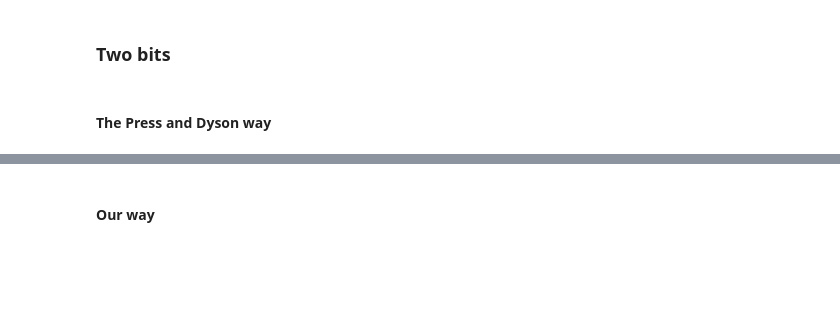
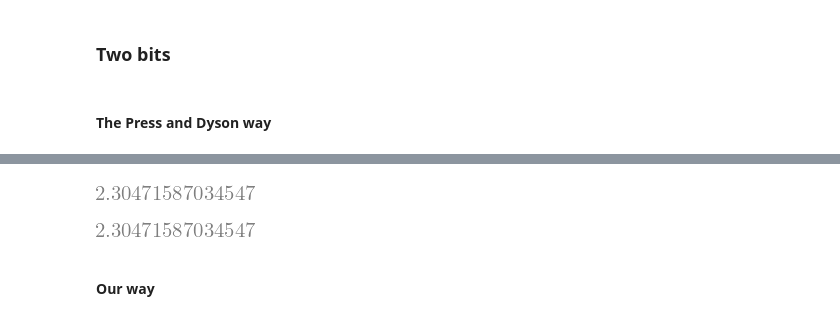
Before and after one commit to Nikoleta-v3/conditional-cooperation-with-longer-memory, a Jupyter notebook: notebooks/Sufficiency of self-reactive .ipynb, the cells around one changed output, grey strips where cells are left out. Saved outputs shown, nothing was run; the diff lists cells and outputs as text; code cells hidden in the pictures; blank space fills up the shorter version.

```diff
--- a/notebooks/Sufficiency of self-reactive .ipynb
+++ b/notebooks/Sufficiency of self-reactive .ipynb
@@ -168,7 +168,9 @@ dc_player = [8, 9, 12, 13]
 
 dd_player = [10, 11, 14, 15]
 # %%
-b, c = 3, 1
+# b, c = 3, 1
+
+r, s, t, p = 3, 0, 5, 1
 
 for i in range(2, 10 ** 3):
 
@@ -212,4 +214,4 @@ for i in range(2, 10 ** 3):
 
     # compare them
 
-    assert np.isclose(ss2 @ np.array([b - c, -c, b, 0] * 4), ss @ np.array([b - c, -c, b, 0] * 4)).all()
+    assert np.isclose(ss2 , ss).all()
@@ -216,3 +231,11 @@ for i in range(2, 10 ** 3):
+# %%
+ss2 @ np.array([r, s, t, p] * 4)
+# %% [output]
+[figure, added]
+# %%
+ss @ np.array([r, s, t, p] * 4)
+# %% [output]
+[figure, added]
 # %% [markdown]
 #### Our way
 # %%
```
Also changed, not shown: parts of 2 cells of this notebook, 10 other files.
